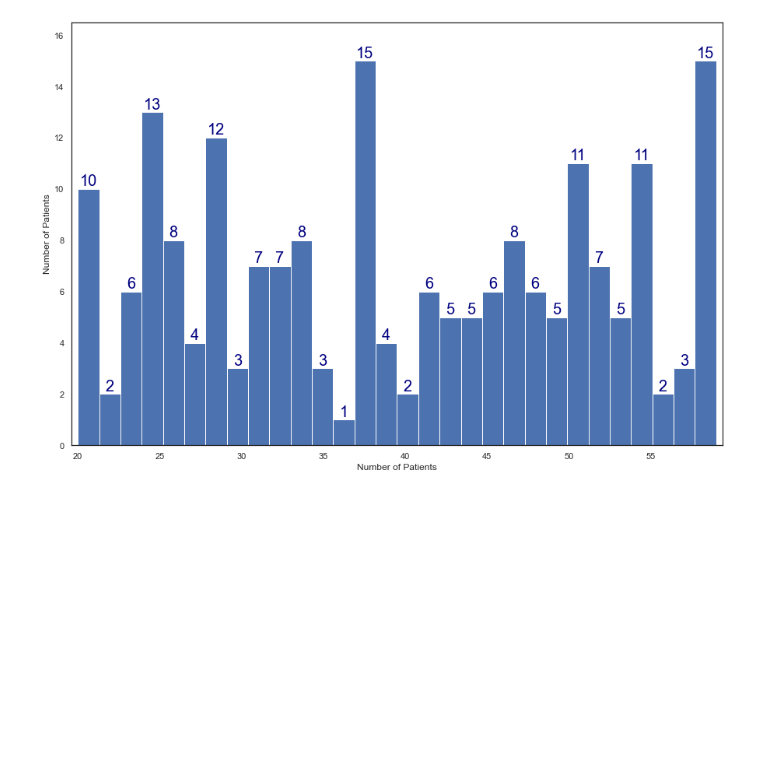
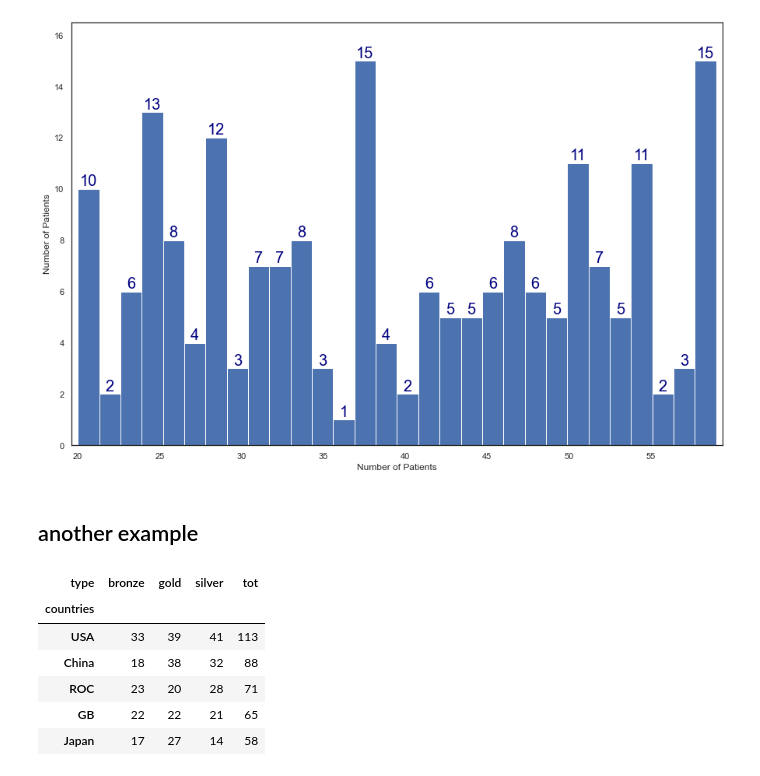
Before and after one commit to Sanaullah-nahk/Learning_libraries, a Jupyter notebook: Seaborn.ipynb, the cells around one changed output. Saved outputs shown, nothing was run; the diff lists cells and outputs as text; code cells hidden in the pictures; blank space fills up the shorter version.

```diff
--- a/Seaborn.ipynb
+++ b/Seaborn.ipynb
@@ -169,3 +184,27 @@ plt.margins(x=0.01, y=0.1)
 plt.show()
 # %% [output]
 [figure]
+# %% [markdown]
+## another example
+# %%
+url = 'https://raw.githubusercontent.com/jpiedehierroa/files/main/Libro1.csv'
+df = pd.read_csv(url)
+
+# reshape the dataframe
+ct = pd.crosstab(df.countries, df.type)
+
+
+# total medals per country, which is necessary to sort the bars
+ct['tot'] = ct.sum(axis=1)
+
+# sort
+ct = ct.sort_values(by='tot', ascending=False)
+ct.head()
+# %% [output]
+| type | bronze | gold | silver | tot |
+| countries |  |  |  |  |
+| USA | 33 | 39 | 41 | 113 |
+| China | 18 | 38 | 32 | 88 |
+| ROC | 23 | 20 | 28 | 71 |
+| GB | 22 | 22 | 21 | 65 |
+| Japan | 17 | 27 | 14 | 58 |
```
Also changed, not shown: parts of 2 cells of this notebook, 1 other file.
